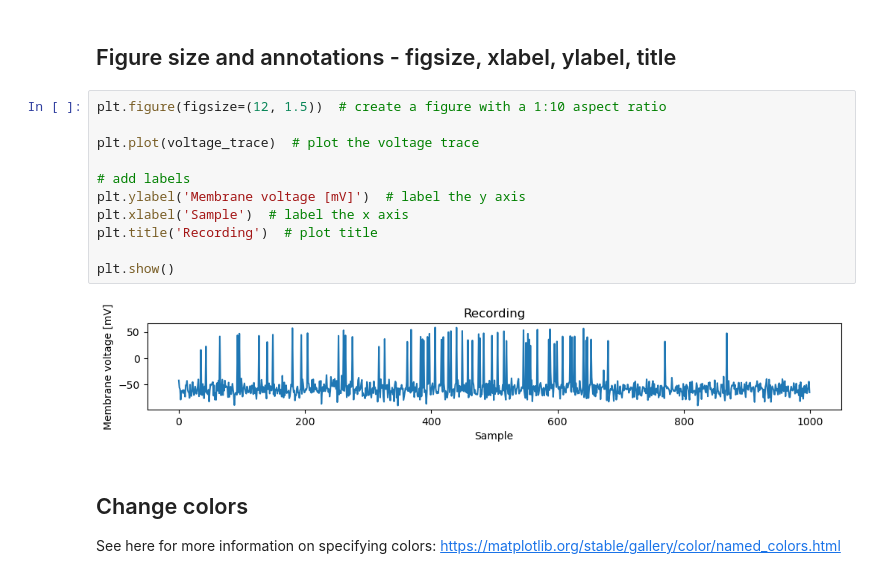
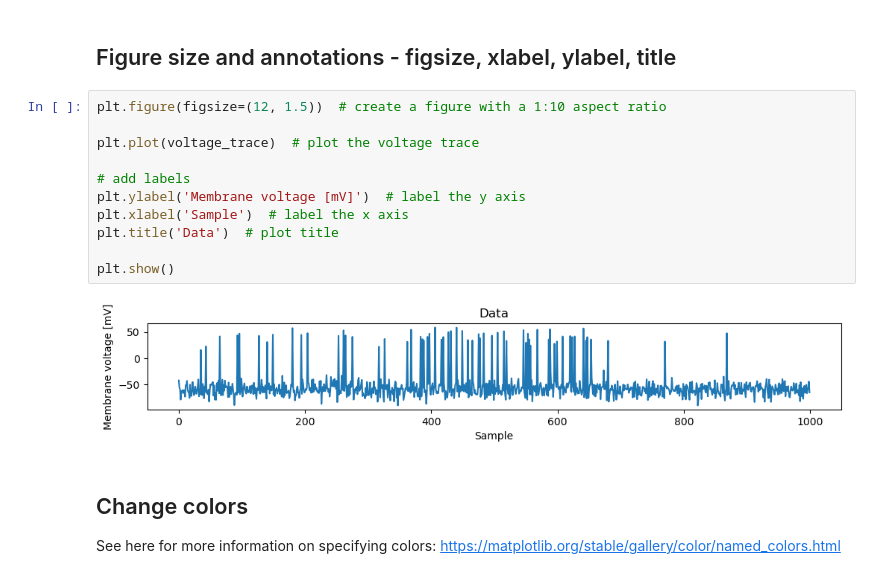
Before and after one commit to janclemenslab/neu715, a Jupyter notebook: docs/_sources/lectures/lecture 2/2.02_matplotlib.ipynb, the cells around one changed output. Drawn from its saved outputs; the diff is of its cells as text.

```diff
--- a/docs/_sources/lectures/lecture 2/2.02_matplotlib.ipynb
+++ b/docs/_sources/lectures/lecture 2/2.02_matplotlib.ipynb
@@ -41,16 +41,16 @@ By default, pyplot produces reasonably useful plots - but we can tweak and annot
 # %%
 plt.figure(figsize=(12, 1.5))  # create a figure with a 1:10 aspect ratio
 
 plt.plot(voltage_trace)  # plot the voltage trace
 
 # add labels
 plt.ylabel('Membrane voltage [mV]')  # label the y axis
 plt.xlabel('Sample')  # label the x axis
-plt.title('Recording')  # plot title
+plt.title('Data')  # plot title
 
 plt.show()
 # %% [output]
-[figure, old version]
+[figure, new version]
 # %% [markdown]
 ## Change colors
 See here for more information on specifying colors: [https://matplotlib.org/stable/gallery/color/named_colors.html]()
```
Also changed, not shown: parts of 4 cells of this notebook, 18 other files.
